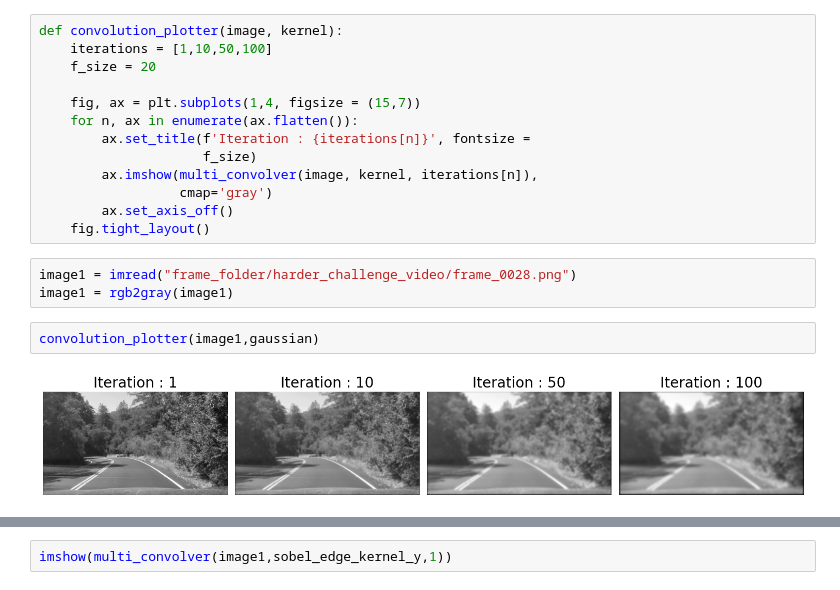
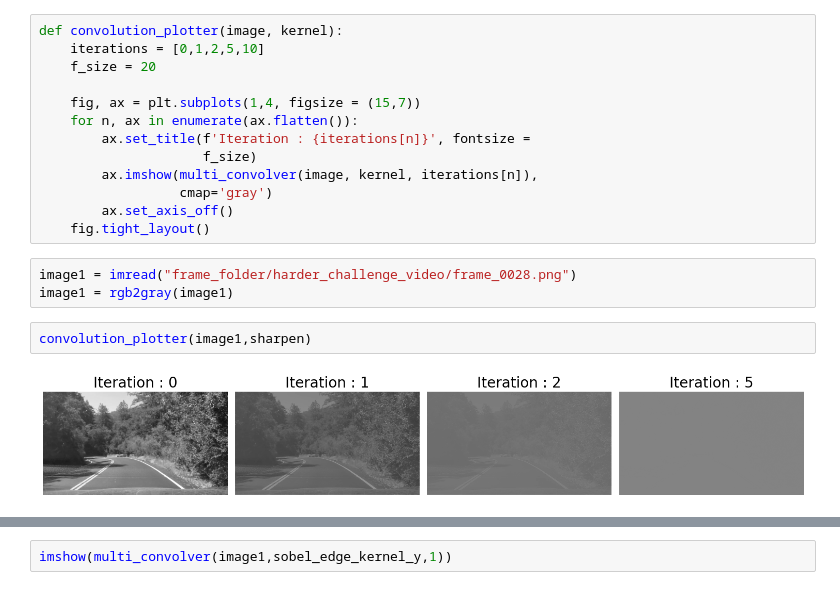
Before and after one commit to poonamshettar/Lane-Detection-using-open-CV, a Jupyter notebook: kernel_test_copy.ipynb, the cells around one changed output, grey strips where cells are left out. Cells and saved outputs as stored; diff of their text form.

```diff
--- a/kernel_test_copy.ipynb
+++ b/kernel_test_copy.ipynb
@@ -36,7 +39,7 @@ def multi_convolver(image, kernel, iterations):
     return image
 # %%
 def convolution_plotter(image, kernel):
-    iterations = [1,10,50,100]
+    iterations = [0,1,2,5,10]
     f_size = 20
 
     fig, ax = plt.subplots(1,4, figsize = (15,7))
@@ -51,6 +54,6 @@ def convolution_plotter(image, kernel):
 image1 = imread("frame_folder/harder_challenge_video/frame_0028.png")
 image1 = rgb2gray(image1)
 # %%
-convolution_plotter(image1,gaussian)
+convolution_plotter(image1,sharpen)
 # %% [output]
-[figure, old version]
+[figure, new version]
```
Also changed, not shown: parts of 19 cells of this notebook, 1 other file.
